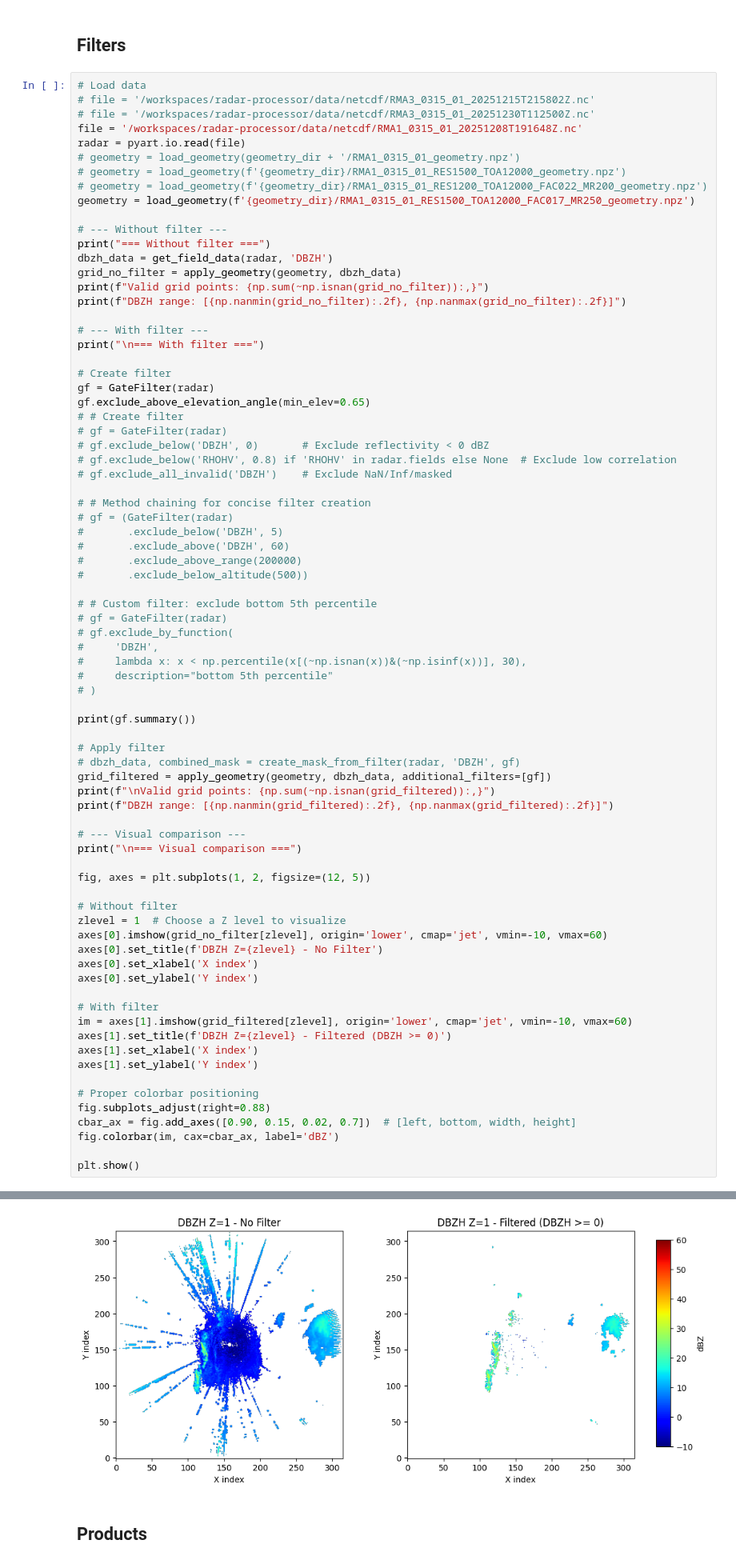
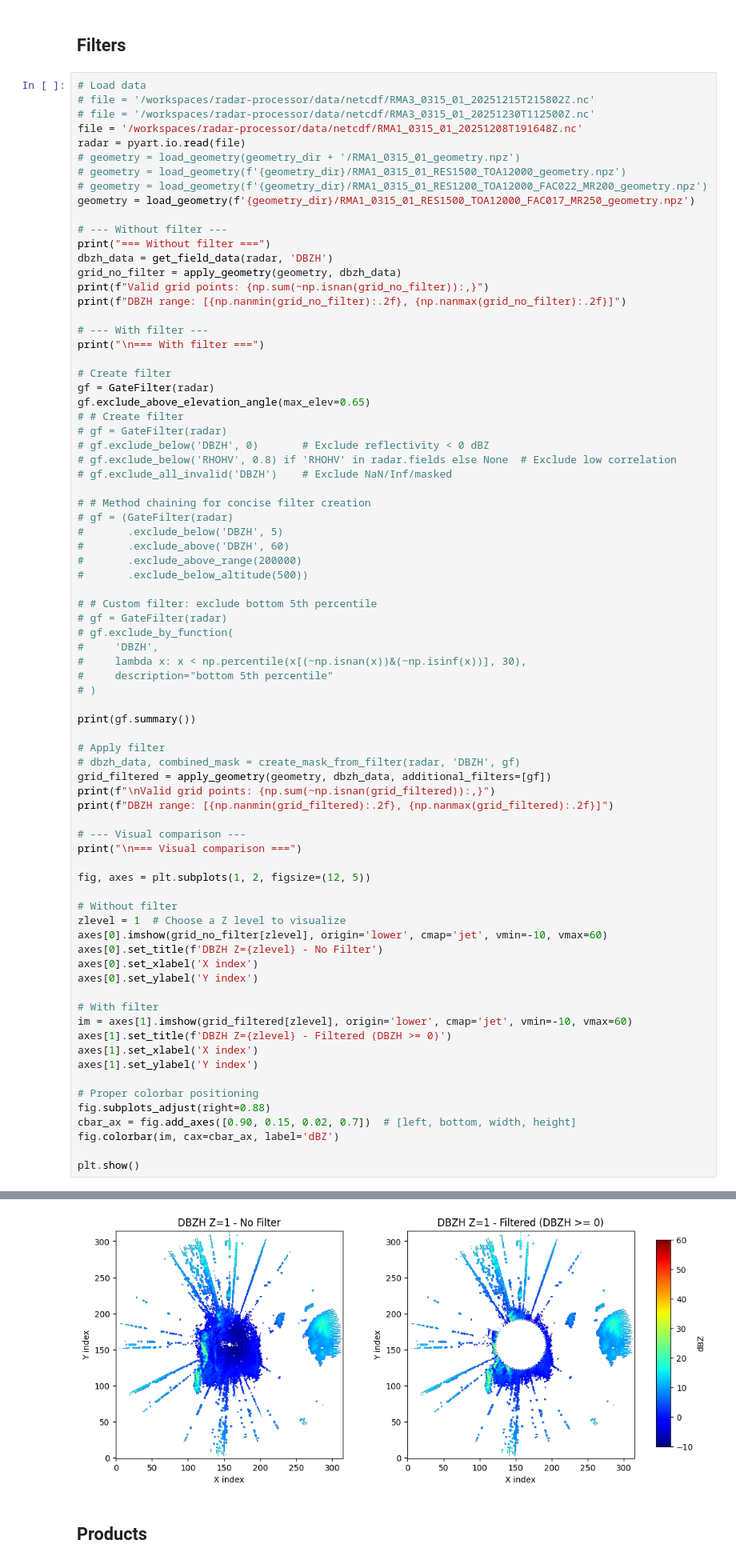
Before and after one commit to jgmarti84/radar-processor, a Jupyter notebook: examples/radar_grid_examples_with_visualization.ipynb, the cells around one changed output, grey strips where cells are left out. Shown at 80% size. Cells and saved outputs as stored; diff of their text form.

```diff
--- a/examples/radar_grid_examples_with_visualization.ipynb
+++ b/examples/radar_grid_examples_with_visualization.ipynb
@@ -174,7 +174,7 @@ print("\n=== With filter ===")
 
 # Create filter
 gf = GateFilter(radar)
-gf.exclude_above_elevation_angle(min_elev=0.65)
+gf.exclude_above_elevation_angle(max_elev=0.65)
 # # Create filter
 # gf = GateFilter(radar)
 # gf.exclude_below('DBZH', 0)       # Exclude reflectivity < 0 dBZ
@@ -249,6 +246,6 @@ DBZH range: [0.38, 41.64]
 
 === Visual comparison ===
-[figure, old version]
+[figure, new version]
 # %% [markdown]
 ## Products
 # %%
```
Also changed, not shown: parts of 1 cell of this notebook, 1 other file.
